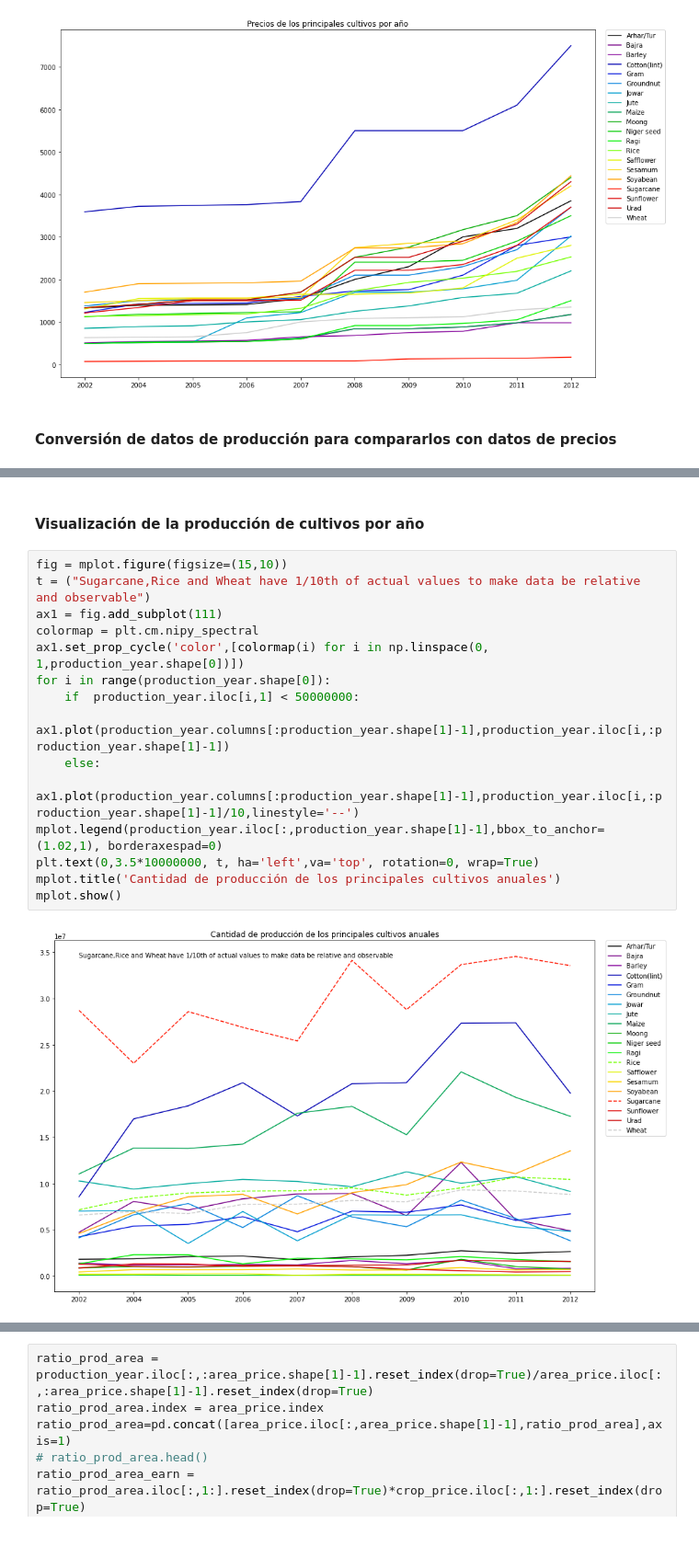
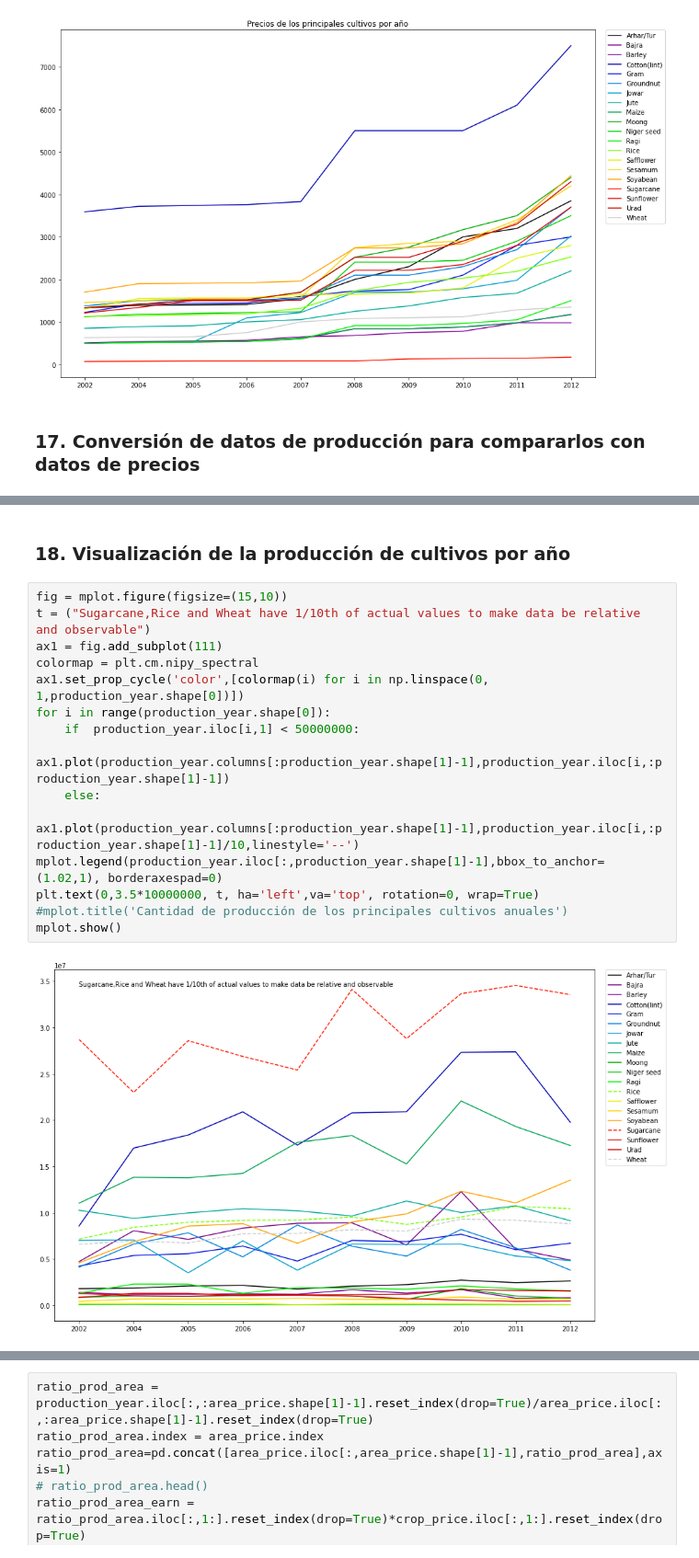
Before and after one commit to CalebVentura/analisis-agricola, a Jupyter notebook: Agro_analysis.ipynb, the cells around one changed output, grey strips where cells are left out. Shown at 92% size. Drawn from its saved outputs; the diff is of its cells as text.

```diff
--- a/Agro_analysis.ipynb
+++ b/Agro_analysis.ipynb
@@ -503,7 +379,7 @@ mplot.show()
 # %% [output]
 [figure]
 # %% [markdown]
-#### Conversión de datos de producción para compararlos con datos de precios
+### 17. Conversión de datos de producción para compararlos con datos de precios
 # %%
 production_year=production.iloc[:,1:]
 production_year = production_year.groupby(['Crop_Year','Crop'],as_index=True,sort=False).sum()
@@ -526,22 +402,22 @@ production_year.head()
 | 22 | 8561894.20 | 16974350.00 | 18388534.50 | 20890976.0 | 17294926.0 | 20777198.0 | 20898065.0 | 27317346.00 | 27366253.0 | 19767509.0 | Cotton(lint) |
 | 23 | 4227669.42 | 5376640.00 | 5571145.67 | 6392945.0 | 4773122.0 | 6998378.2 | 6876010.0 | 7674255.16 | 5999415.0 | 6702250.0 | Gram |
 # %% [markdown]
-#### Visualización de la producción de cultivos por año
+### 18. Visualización de la producción de cultivos por año
 # %%
 fig = mplot.figure(figsize=(15,10))
 t = ("Sugarcane,Rice and Wheat have 1/10th of actual values to make data be relative and observable")
 ax1 = fig.add_subplot(111)
 colormap = plt.cm.nipy_spectral
 ax1.set_prop_cycle('color',[colormap(i) for i in np.linspace(0, 1,production_year.shape[0])])
 for i in range(production_year.shape[0]):
     if  production_year.iloc[i,1] < 50000000:
         ax1.plot(production_year.columns[:production_year.shape[1]-1],production_year.iloc[i,:production_year.shape[1]-1])
     else:
         ax1.plot(production_year.columns[:production_year.shape[1]-1],production_year.iloc[i,:production_year.shape[1]-1]/10,linestyle='--')
 mplot.legend(production_year.iloc[:,production_year.shape[1]-1],bbox_to_anchor=(1.02,1), borderaxespad=0)
 plt.text(0,3.5*10000000, t, ha='left',va='top', rotation=0, wrap=True)
-mplot.title('Cantidad de producción de los principales cultivos anuales')
+#mplot.title('Cantidad de producción de los principales cultivos anuales')
 mplot.show()
 # %% [output]
-[figure, old version]
+[figure, new version]
 # %% [markdown]
```
Also changed, not shown: parts of 130 cells of this notebook, 2 other files.
